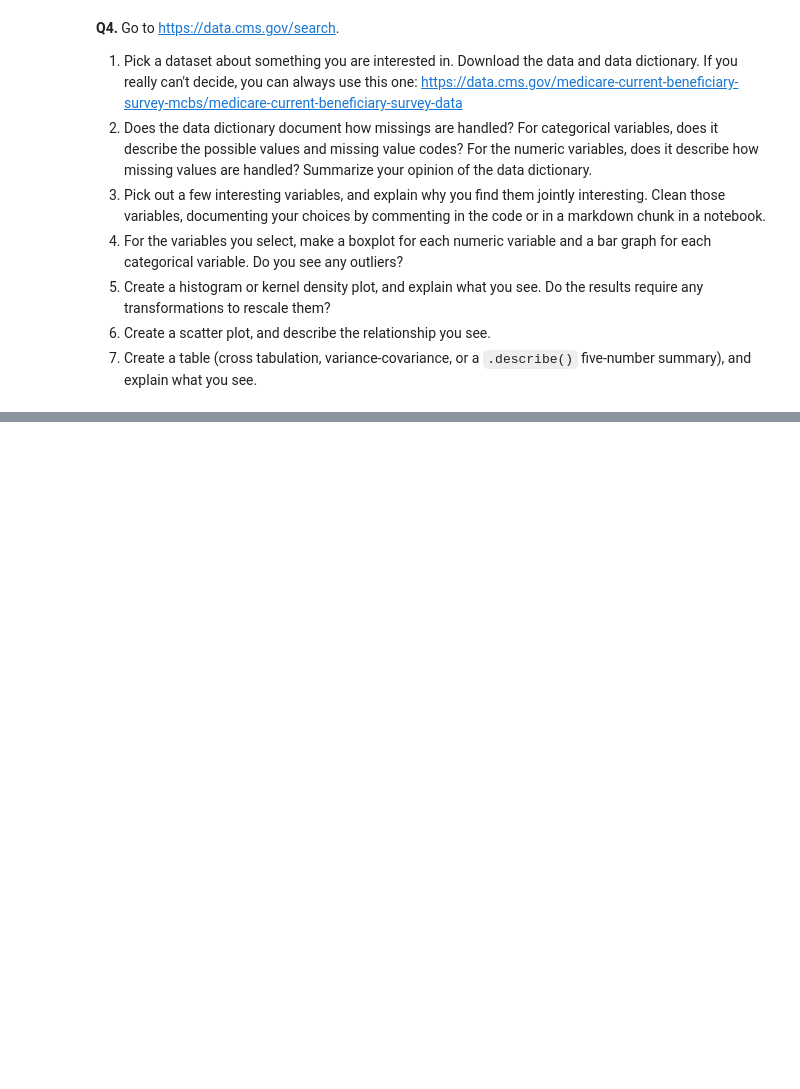
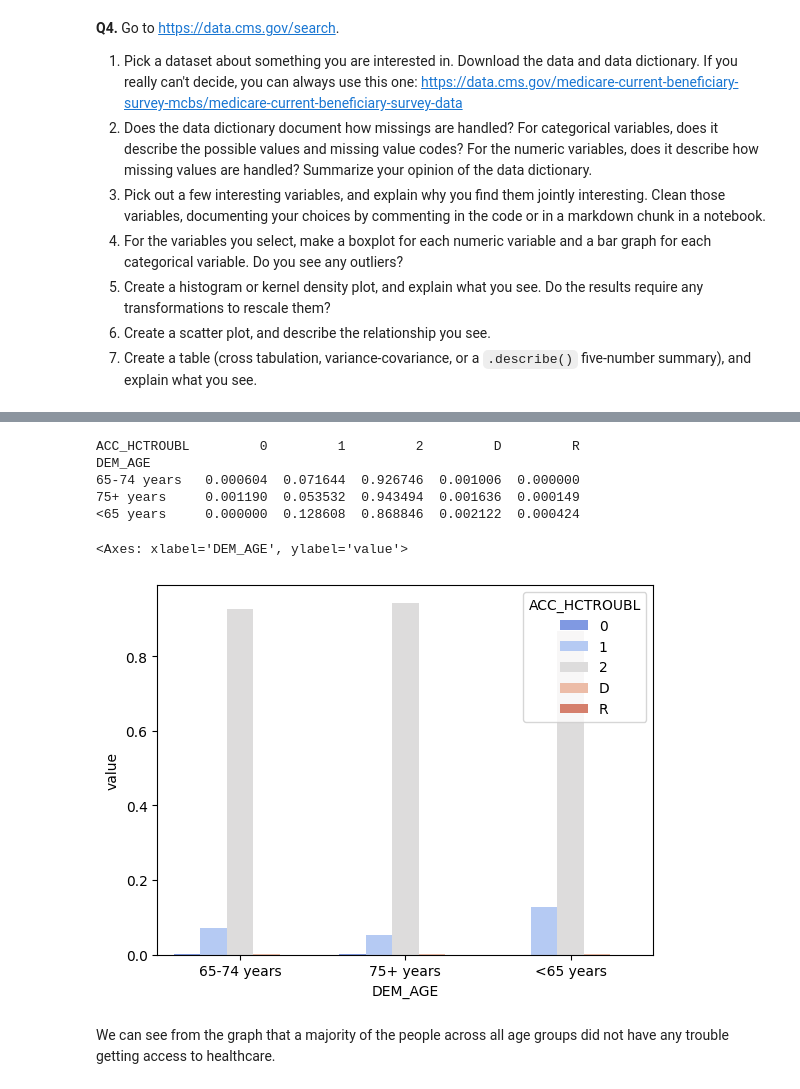
Before and after one commit to rushvi2/visualization, a Jupyter notebook: assignment/assignment.ipynb, the cells around one changed output, grey strips where cells are left out. Saved outputs shown, nothing was run; the diff lists cells and outputs as text; code cells hidden in the pictures; blank space fills up the shorter version.

```diff
--- a/assignment/assignment.ipynb
+++ b/assignment/assignment.ipynb
@@ -236,0 +290,15 @@ For some context, the Federal government ultimately spent about $4.4 trillion in
+# %%
+cross_tab = pd.crosstab(data['DEM_AGE'], data['ACC_HCTROUBL'], normalize='index')
+print(cross_tab)
+cross_tab_df = cross_tab.reset_index().melt(id_vars='DEM_AGE')
+sns.barplot(x='DEM_AGE', y='value', hue='ACC_HCTROUBL', data=cross_tab_df, palette='coolwarm')
+# %% [output]
+ACC_HCTROUBL         0         1         2         D         R
+DEM_AGE
+65-74 years   0.000604  0.071644  0.926746  0.001006  0.000000
+75+ years     0.001190  0.053532  0.943494  0.001636  0.000149
+<65 years     0.000000  0.128608  0.868846  0.002122  0.000424
+<Axes: xlabel='DEM_AGE', ylabel='value'>
+[figure, added]
+# %% [markdown]
+We can see from the graph that a majority of the people across all age groups did not have any trouble getting access to healthcare.
```
Also changed, not shown: parts of 4 cells of this notebook.
